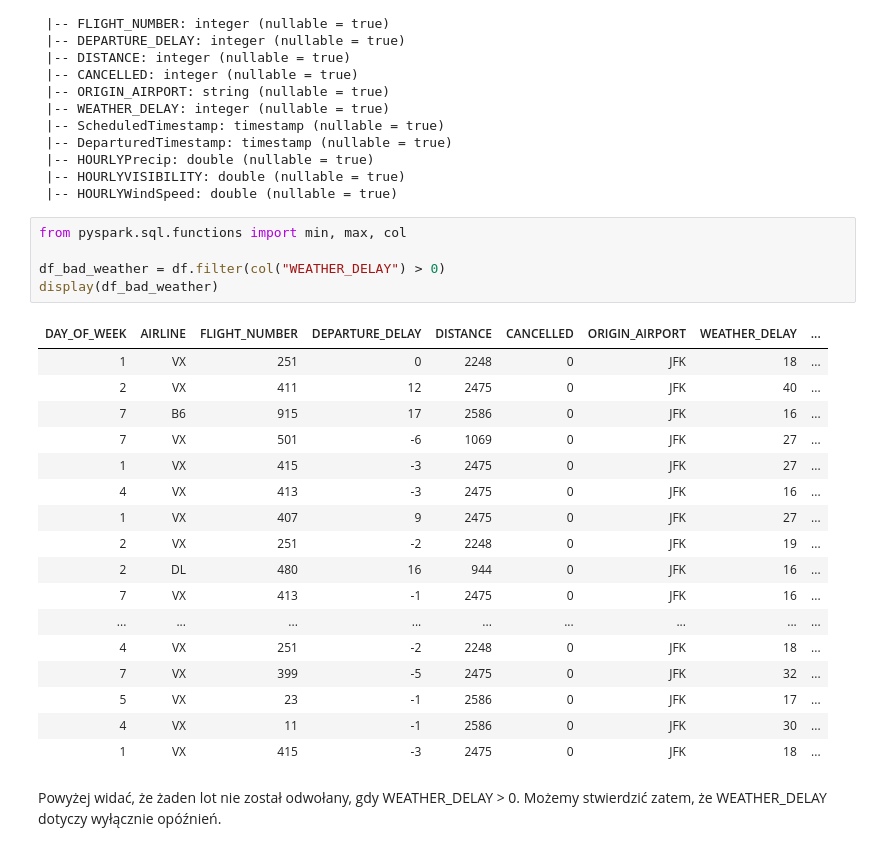
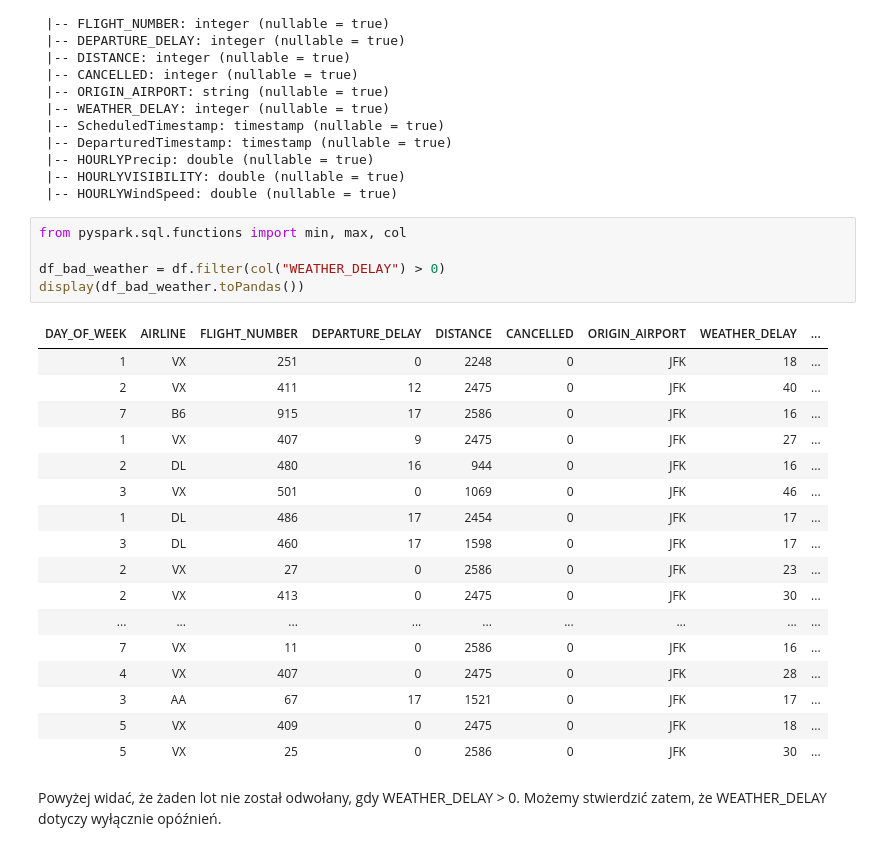
Before and after one commit to Kamicia8/databricks-flight-lakehouse, a Jupyter notebook: data_analysis.ipynb, the cells around one changed output. Saved outputs shown, nothing was run; the diff lists cells and outputs as text.

Commit message:
checking toPandas option

```diff
--- a/data_analysis.ipynb
+++ b/data_analysis.ipynb
@@ -61,26 +61,26 @@ root
 # %%
 from pyspark.sql.functions import min, max, col
 
 df_bad_weather = df.filter(col("WEATHER_DELAY") > 0)
-display(df_bad_weather)
+display(df_bad_weather.toPandas())
 # %% [output]
 | DAY_OF_WEEK | AIRLINE | FLIGHT_NUMBER | DEPARTURE_DELAY | DISTANCE | CANCELLED | ORIGIN_AIRPORT | WEATHER_DELAY | ... |
 | 1 | VX | 251 | 0 | 2248 | 0 | JFK | 18 | ... |
 | 2 | VX | 411 | 12 | 2475 | 0 | JFK | 40 | ... |
 | 7 | B6 | 915 | 17 | 2586 | 0 | JFK | 16 | ... |
-| 7 | VX | 501 | -6 | 1069 | 0 | JFK | 27 | ... |
-| 1 | VX | 415 | -3 | 2475 | 0 | JFK | 27 | ... |
-| 4 | VX | 413 | -3 | 2475 | 0 | JFK | 16 | ... |
 | 1 | VX | 407 | 9 | 2475 | 0 | JFK | 27 | ... |
-| 2 | VX | 251 | -2 | 2248 | 0 | JFK | 19 | ... |
 | 2 | DL | 480 | 16 | 944 | 0 | JFK | 16 | ... |
-| 7 | VX | 413 | -1 | 2475 | 0 | JFK | 16 | ... |
+| 3 | VX | 501 | 0 | 1069 | 0 | JFK | 46 | ... |
+| 1 | DL | 486 | 17 | 2454 | 0 | JFK | 17 | ... |
+| 3 | DL | 460 | 17 | 1598 | 0 | JFK | 17 | ... |
+| 2 | VX | 27 | 0 | 2586 | 0 | JFK | 23 | ... |
+| 2 | VX | 413 | 0 | 2475 | 0 | JFK | 30 | ... |
 | ... | ... | ... | ... | ... | ... | ... | ... | ... |
-| 4 | VX | 251 | -2 | 2248 | 0 | JFK | 18 | ... |
-| 7 | VX | 399 | -5 | 2475 | 0 | JFK | 32 | ... |
-| 5 | VX | 23 | -1 | 2586 | 0 | JFK | 17 | ... |
-| 4 | VX | 11 | -1 | 2586 | 0 | JFK | 30 | ... |
-| 1 | VX | 415 | -3 | 2475 | 0 | JFK | 18 | ... |
+| 7 | VX | 11 | 0 | 2586 | 0 | JFK | 16 | ... |
+| 4 | VX | 407 | 0 | 2475 | 0 | JFK | 28 | ... |
+| 3 | AA | 67 | 17 | 1521 | 0 | JFK | 17 | ... |
+| 5 | VX | 409 | 0 | 2475 | 0 | JFK | 18 | ... |
+| 5 | VX | 25 | 0 | 2586 | 0 | JFK | 30 | ... |
 # %% [markdown]
 Powyżej widać, że żaden lot nie został odwołany, gdy WEATHER_DELAY > 0. Możemy stwierdzić zatem, że WEATHER_DELAY dotyczy wyłącznie opóźnień.
 # %%
```
